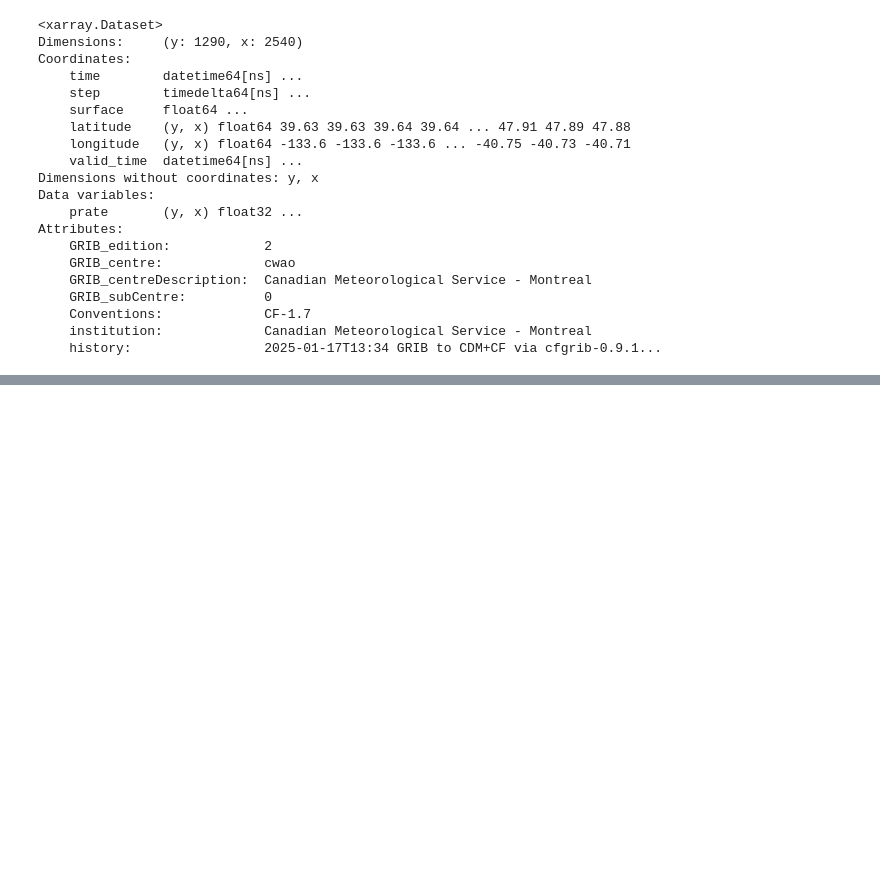
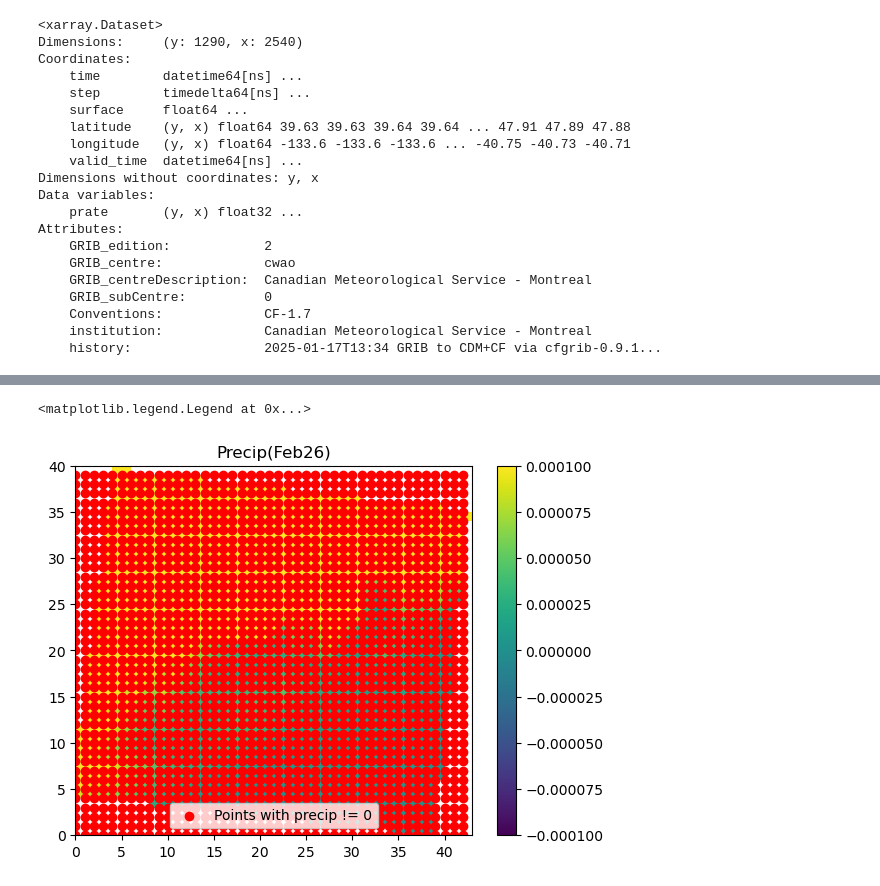
Before and after one commit to SalishSeaCast/analysis-camryn, a Jupyter notebook: notebooks/oae/CheckPrecip.ipynb, the cells around one changed output, grey strips where cells are left out. Drawn from its saved outputs; the diff is of its cells as text; code cells hidden in the pictures; blank space fills up the shorter version.

```diff
--- a/notebooks/oae/CheckPrecip.ipynb
+++ b/notebooks/oae/CheckPrecip.ipynb
@@ -138,0 +119,17 @@ Text(0.5, 1.0, 'Points with precipitation != 0 (Feb26)')
+# %%
+YY,XX = np.where(Precip26feb23_short.prate !=0)
+
+fig,ax = plt.subplots()
+
+pc = ax.pcolormesh(Precip26feb23_short.prate)
+pc.set_clim(-0.0001, 0.0001)
+cb = fig.colorbar(pc)
+
+for ii in range(len(XX)):
+    plt.scatter(XX[ii],YY[ii],color='r')
+
+plt.title('Precip(Feb26)')
+plt.legend(['Points with precip != 0'])
+# %% [output]
+<matplotlib.legend.Legend at 0x...>
+[figure, added]
```
Also changed, not shown: parts of 3 cells of this notebook.
